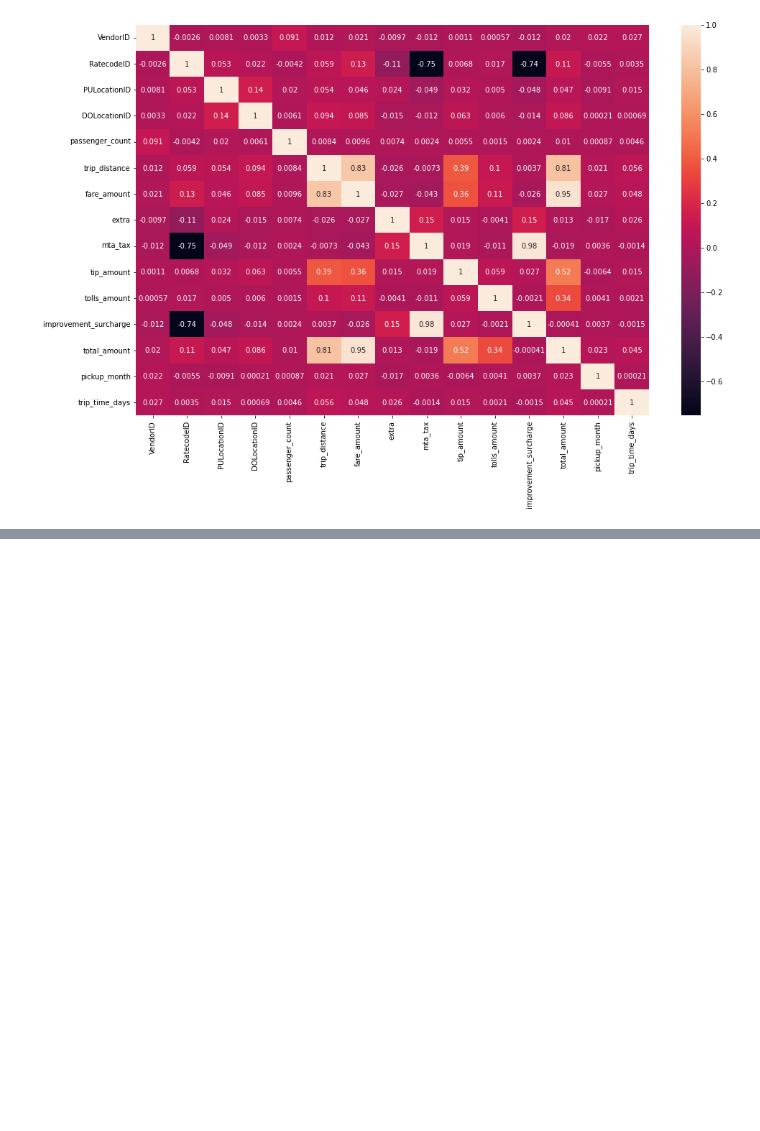
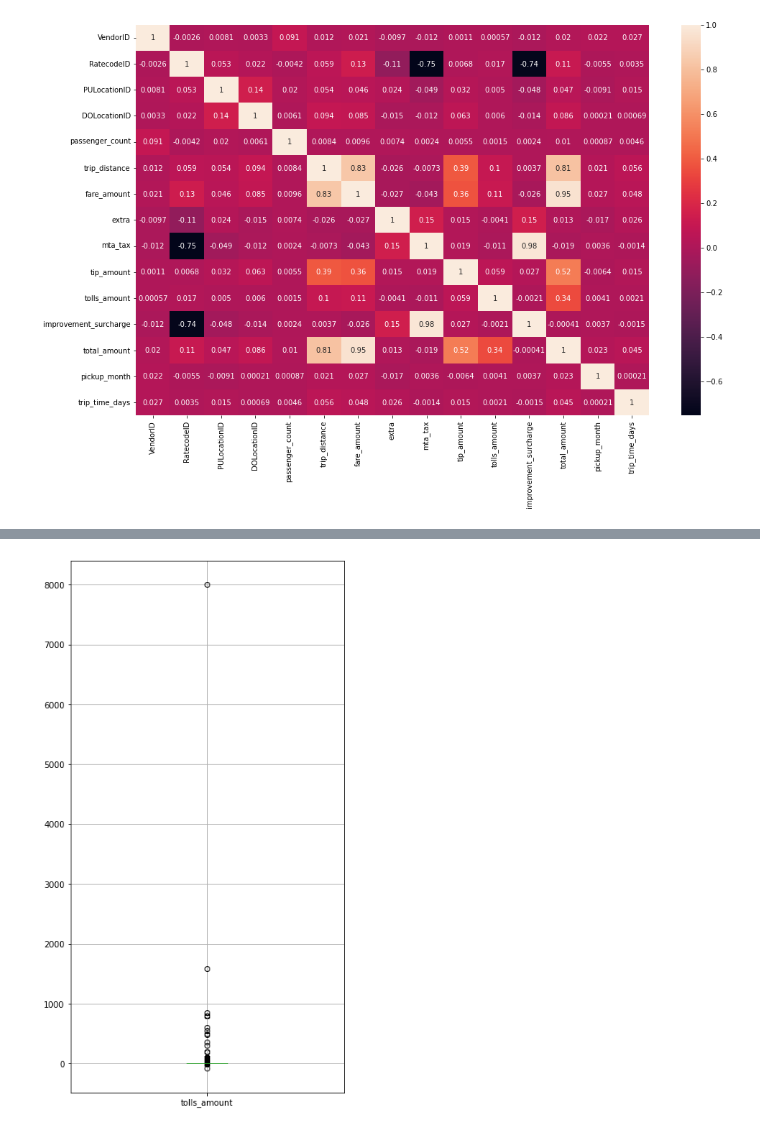
Before and after one commit to abdelrahmanbadoaayad/NYC_TAXI_ANALYSIS, a Jupyter notebook: NYC_taxi_2017.ipynb, the cells around one changed output, grey strips where cells are left out. Drawn from its saved outputs; the diff is of its cells as text; code cells hidden in the pictures; blank space fills up the shorter version.

```diff
--- a/NYC_taxi_2017.ipynb
+++ b/NYC_taxi_2017.ipynb
@@ -470,0 +539,6 @@ data.describe()
+# %%
+plt.figure(figsize = (6,12))
+data.boxplot("tolls_amount")
+plt.show()
+# %% [output]
+[figure, added]
```
Also changed, not shown: parts of 13 cells of this notebook.
